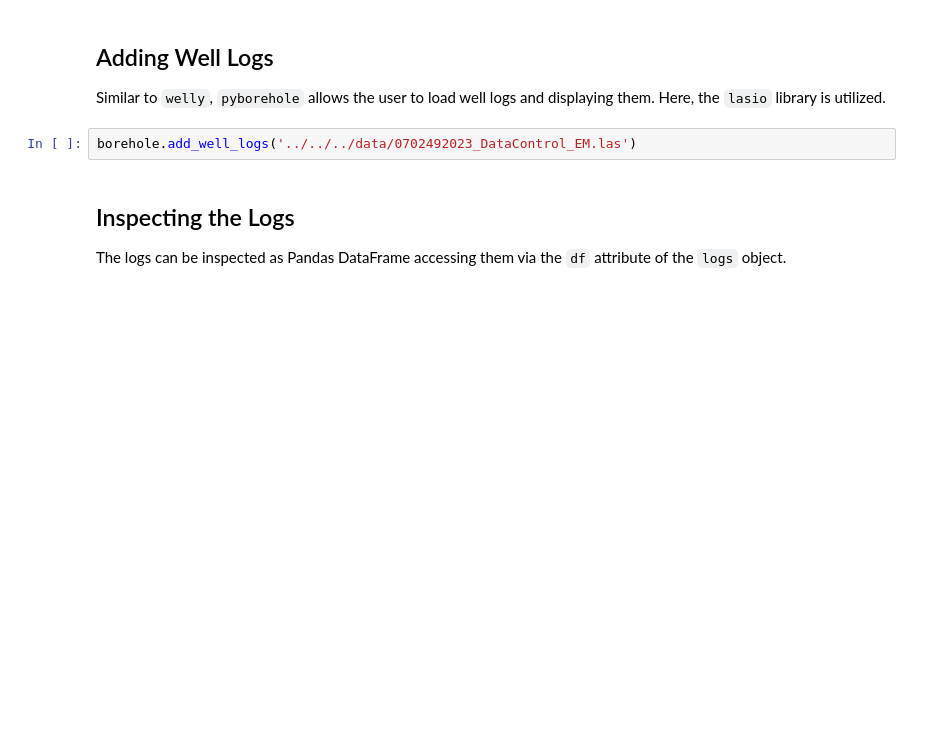
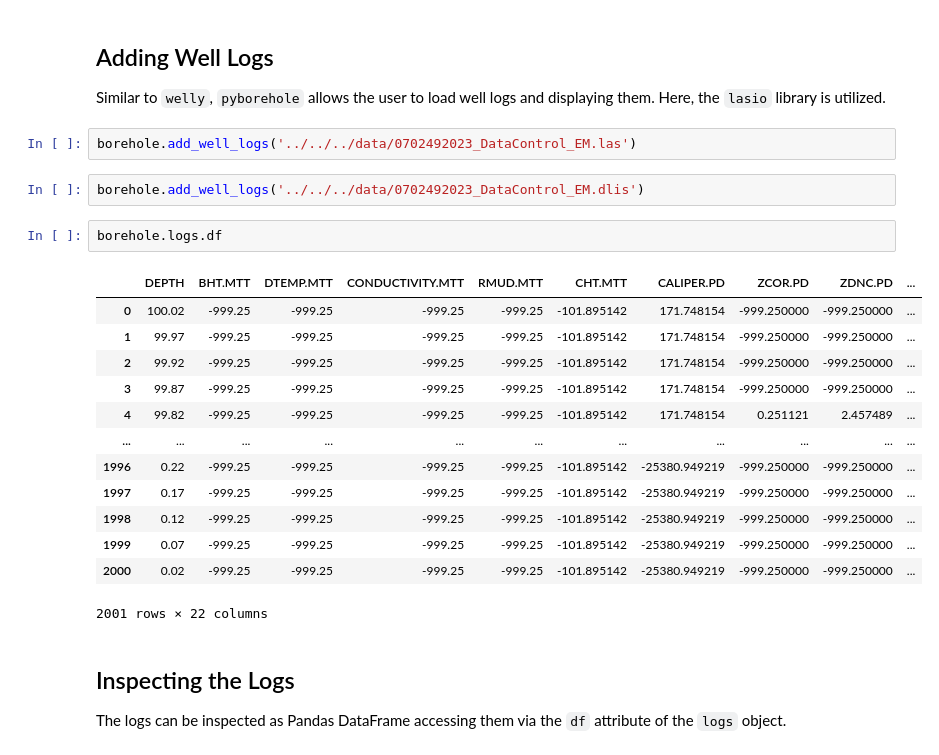
Before and after one commit to AlexanderJuestel/pyborehole, a Jupyter notebook: docs/source/notebooks/04_Adding_Well_Logs.ipynb, the cells around one changed output. Cells and saved outputs as stored; diff of their text form; blank space fills up the shorter version.

```diff
--- a/docs/source/notebooks/04_Adding_Well_Logs.ipynb
+++ b/docs/source/notebooks/04_Adding_Well_Logs.ipynb
@@ -53,6 +53,24 @@ borehole.init_properties(location=(6.313031, 50.835676),
 Similar to `welly`, `pyborehole` allows the user to load well logs and displaying them. Here, the `lasio` library is utilized.
 # %%
 borehole.add_well_logs('../../../data/0702492023_DataControl_EM.las')
+# %%
+borehole.add_well_logs('../../../data/0702492023_DataControl_EM.dlis')
+# %%
+borehole.logs.df
+# %% [output]
+|  | DEPTH | BHT.MTT | DTEMP.MTT | CONDUCTIVITY.MTT | RMUD.MTT | CHT.MTT | CALIPER.PD | ZCOR.PD | ZDNC.PD | ... |
+| 0 | 100.02 | -999.25 | -999.25 | -999.25 | -999.25 | -101.895142 | 171.748154 | -999.250000 | -999.250000 | ... |
+| 1 | 99.97 | -999.25 | -999.25 | -999.25 | -999.25 | -101.895142 | 171.748154 | -999.250000 | -999.250000 | ... |
+| 2 | 99.92 | -999.25 | -999.25 | -999.25 | -999.25 | -101.895142 | 171.748154 | -999.250000 | -999.250000 | ... |
+| 3 | 99.87 | -999.25 | -999.25 | -999.25 | -999.25 | -101.895142 | 171.748154 | -999.250000 | -999.250000 | ... |
+| 4 | 99.82 | -999.25 | -999.25 | -999.25 | -999.25 | -101.895142 | 171.748154 | 0.251121 | 2.457489 | ... |
+| ... | ... | ... | ... | ... | ... | ... | ... | ... | ... | ... |
+| 1996 | 0.22 | -999.25 | -999.25 | -999.25 | -999.25 | -101.895142 | -25380.949219 | -999.250000 | -999.250000 | ... |
+| 1997 | 0.17 | -999.25 | -999.25 | -999.25 | -999.25 | -101.895142 | -25380.949219 | -999.250000 | -999.250000 | ... |
+| 1998 | 0.12 | -999.25 | -999.25 | -999.25 | -999.25 | -101.895142 | -25380.949219 | -999.250000 | -999.250000 | ... |
+| 1999 | 0.07 | -999.25 | -999.25 | -999.25 | -999.25 | -101.895142 | -25380.949219 | -999.250000 | -999.250000 | ... |
+| 2000 | 0.02 | -999.25 | -999.25 | -999.25 | -999.25 | -101.895142 | -25380.949219 | -999.250000 | -999.250000 | ... |
+2001 rows × 22 columns
 # %% [markdown]
 <a id='inspecting_logs'></a>
 
```
Also changed, not shown: parts of 4 cells of this notebook, 6 other files.
